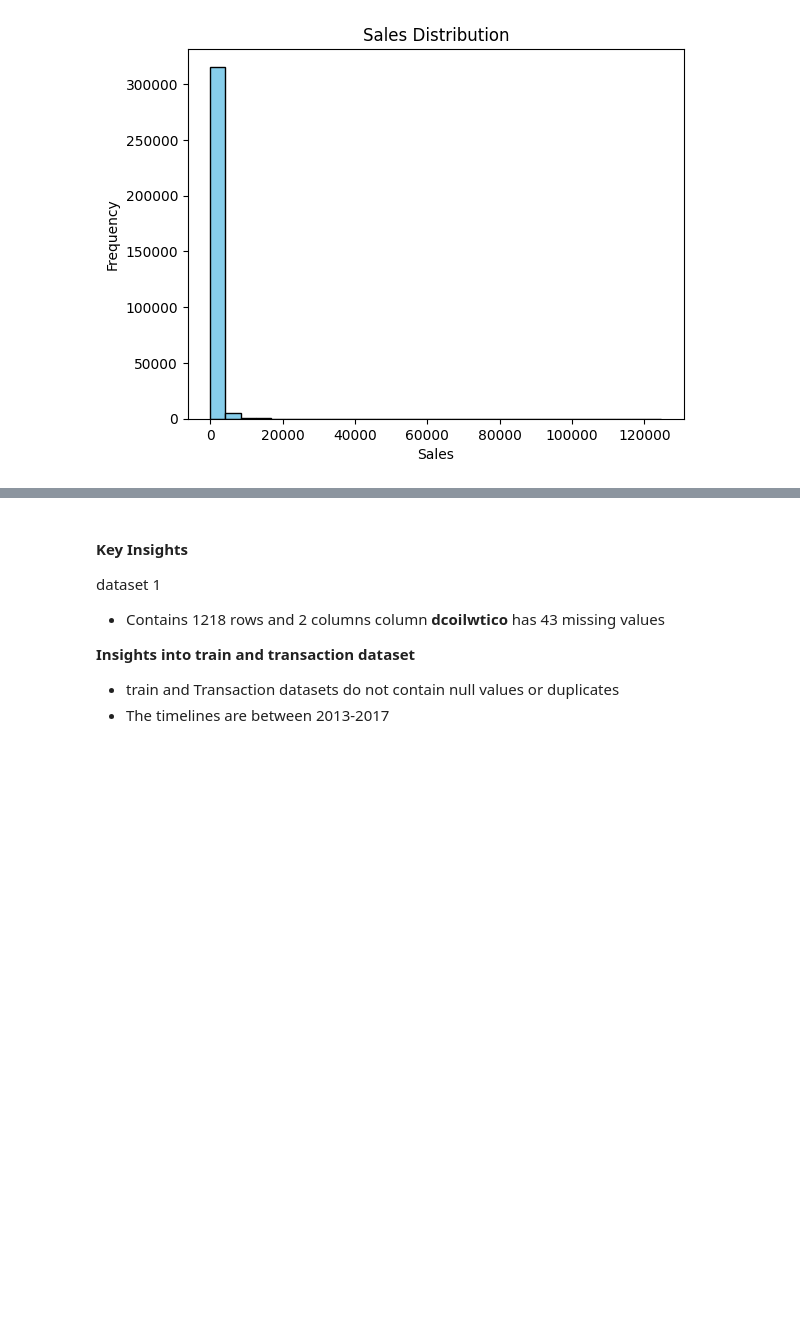
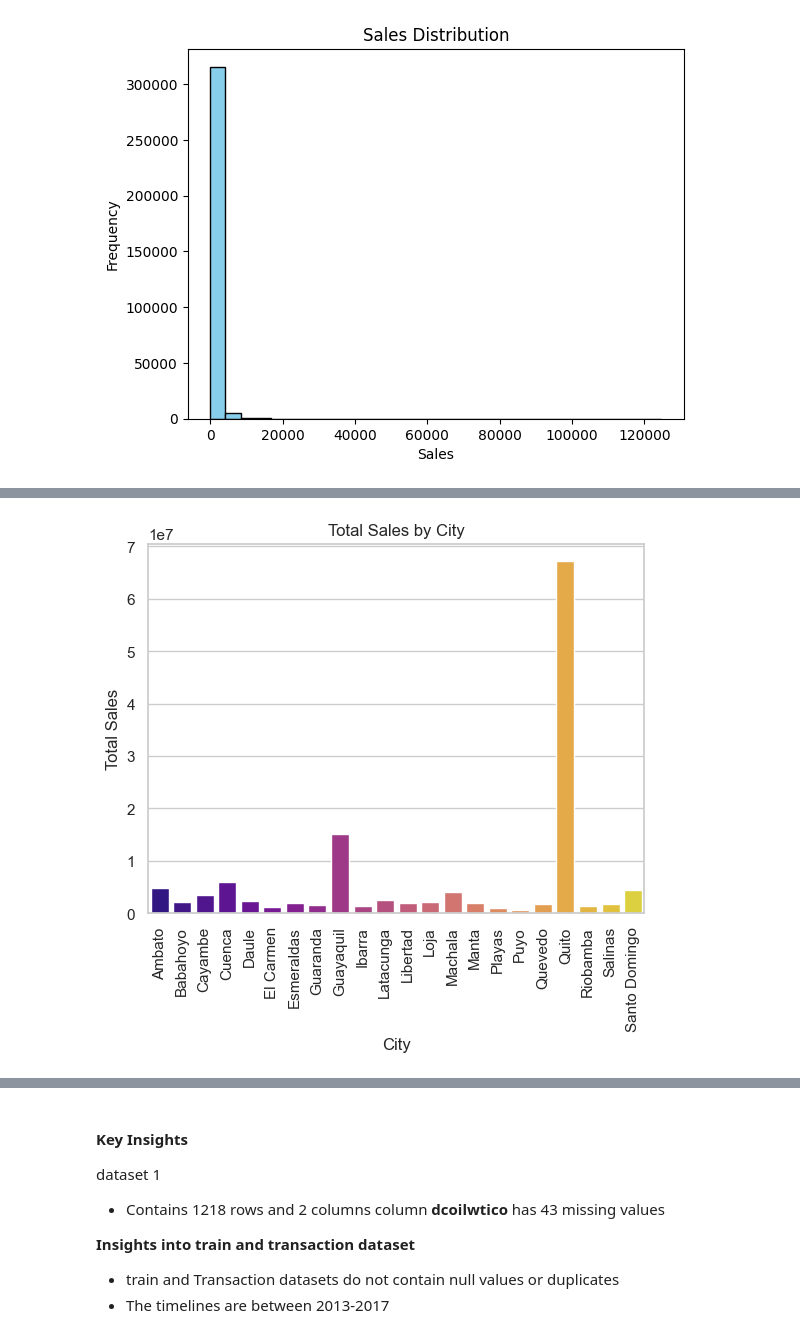
Before and after one commit to JusticeHanson/Sales-Forecasting-Times-Series-Analysis, a Jupyter notebook: notebook/main.ipynb, the cells around one changed output, grey strips where cells are left out. Cells and saved outputs as stored; diff of their text form; code cells hidden in the pictures; blank space fills up the shorter version.

```diff
--- a/notebook/main.ipynb
+++ b/notebook/main.ipynb
@@ -759,0 +911,11 @@ Name: sales, dtype: float64
+# %%
+# Plot sales by city
+# plt.subplot(2, 2, 2)
+sns.barplot(data=grouped_sales_city, x='city', y='sales', palette='plasma')
+plt.title('Total Sales by City')
+plt.xlabel('City')
+plt.ylabel('Total Sales')
+plt.xticks(rotation=90)
+plt.show()
+# %% [output]
+[figure, added]
```
Also changed, not shown: parts of 26 cells of this notebook.
